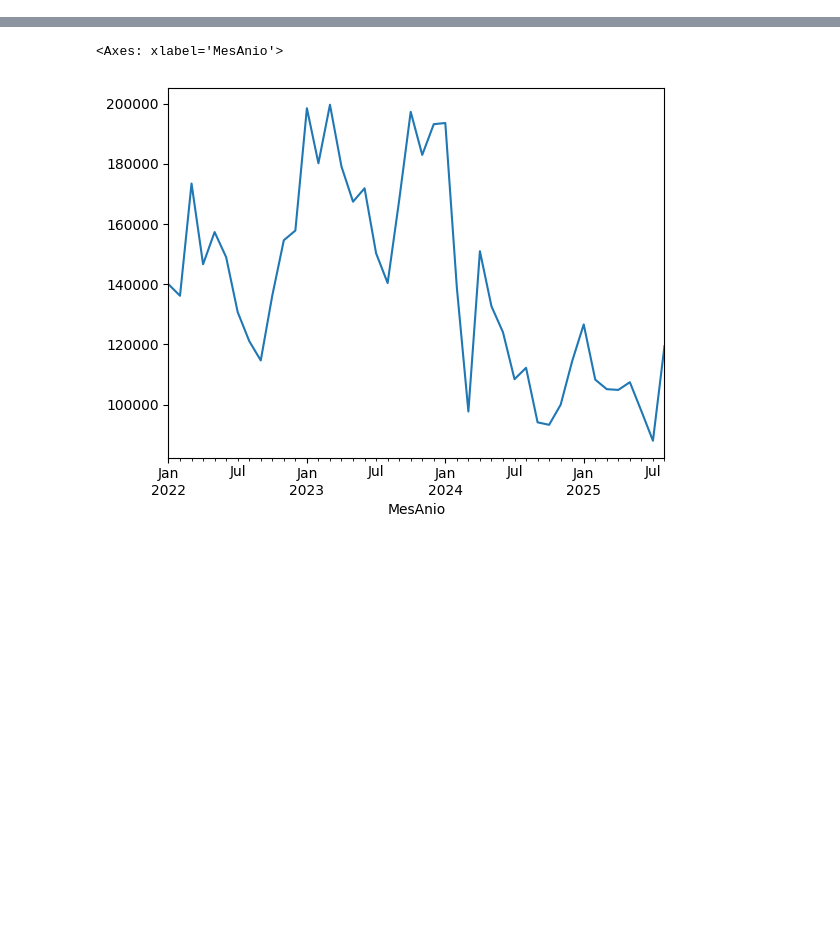
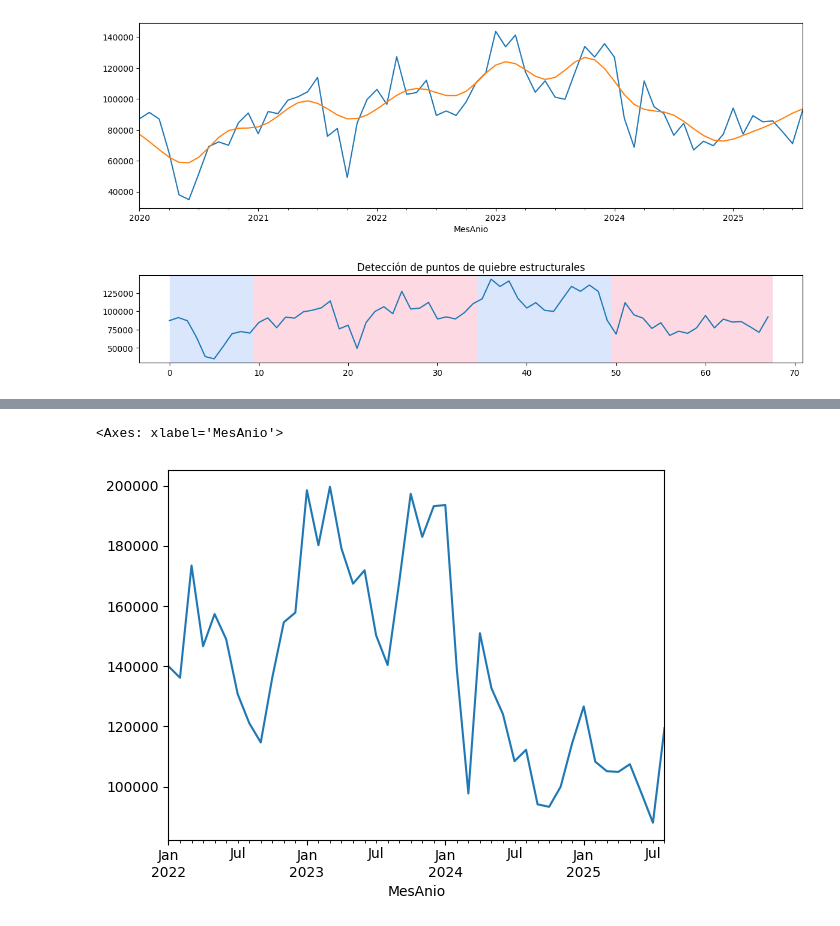
Before and after one commit to adojedar/demanda2, a Jupyter notebook: Pronostico_test.ipynb, the cells around one changed output, grey strips where cells are left out. Saved outputs shown, nothing was run; the diff lists cells and outputs as text; code cells hidden in the pictures; blank space fills up the shorter version.

```diff
--- a/Pronostico_test.ipynb
+++ b/Pronostico_test.ipynb
@@ -29,5 +287,19 @@ PARAMETROS DE EJECUCION:
 # %%
-FACT = load_fact_pvo_pv()
-FACT = add_zeros(FACT, pd.to_datetime("2024-08-01"), min_year = 2022)
-FACT.sample(5)
+if False:
+    FACT = load_fact_pvo_pv()
+    FACT = add_zeros(FACT, pd.to_datetime("2024-08-01"), min_year = 2018)
+    FACT.sample(5)
+    FACT.to_excel(r"outputs\fact_hist.xlsx", index = False)
+
+# ------------------------------------------------------------------------------------------
+# ------------------------------------------------------------------------------------------
+
+FACT = pd.read_excel(r"outputs\fact_hist.xlsx")
+FACT.drop(columns= ["Unnamed: 0"], inplace= True)
+
+ids = FACT.groupby("id").toneladas_facturadas.sum().sort_values()
+ids = ids[ids > 0.01 ]
+ids
+
+FACT
 # %% [output]
@@ -102,0 +414,19 @@ Name: toneladas_facturadas, Length: 1692, dtype: float64
+# %%
+VARILLA["GRUPO"].round(1).plot( figsize=(14.25, 4))
+VARILLA_TREND["GRUPO"].round(1).plot( figsize=(14.25, 4))
+
+import matplotlib.pyplot as plt
+import ruptures as rpt
+
+signal = VARILLA["GRUPO"].values
+model = 'normal' #"rbf"
+algo = rpt.Pelt(model=model).fit(signal)
+breakpoints = algo.predict(pen=10)
+
+# Visualización
+rpt.display(signal, breakpoints, figsize=(12, 2))
+plt.title("Detección de puntos de quiebre estructurales")
+plt.show()
+# %% [output]
+[figure, added]
+[figure, added]
```
Also changed, not shown: parts of 42 cells of this notebook, 1 other file.
